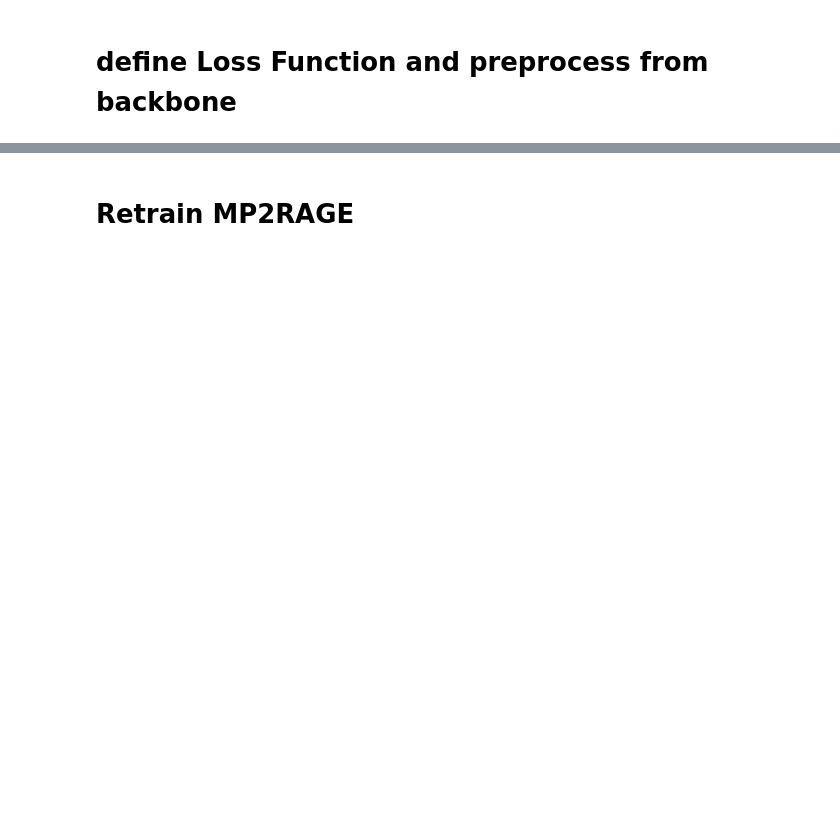
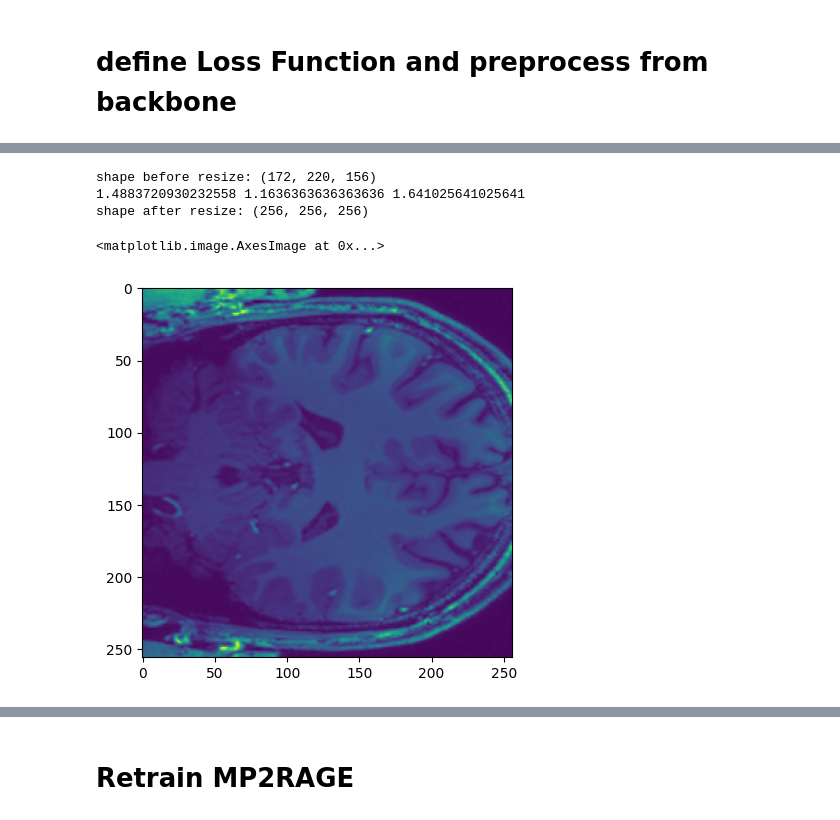
Before and after one commit to mattvamoe/7T-MRI-segmentation, a Jupyter notebook: 7T_GMSEG.ipynb, the cells around one changed output, grey strips where cells are left out. Saved outputs shown, nothing was run; the diff lists cells and outputs as text; code cells hidden in the pictures; blank space fills up the shorter version.

```diff
--- a/7T_GMSEG.ipynb
+++ b/7T_GMSEG.ipynb
@@ -313,3 +307,35 @@ plt.show()
+# %%
+#Load the pretrained model for testing and predictions.
+from keras.models import load_model
+my_model = load_model('/content/drive/MyDrive/3D_model_vgg16_100epochs.h5', compile=False)
+
+from scipy.ndimage import zoom
+
+image3 =    nib.load('/content/drive/MyDrive/sub-05_resliced_affine.nii')
+large_image = image3.get_fdata()
+#print(image3.header)
+print('shape before resize:', np.shape(large_image))
+
+x = 256/np.shape(large_image)[0]
+y = 256/np.shape(large_image)[1]
+z = 256/np.shape(large_image)[2]
+
+print(x,y,z)
+
+"""Now segment the full volume using the trained model."""
+
+#Break the large image (volume) into patches of same size as the training images (patches)
+
+large_image = zoom(large_image, (x,y,z))
+print('shape after resize:', np.shape(large_image))
+
+plt.imshow(large_image[:,100,:])
+# %% [output]
+shape before resize: (172, 220, 156)
+1.4883720930232558 1.1636363636363636 1.641025641025641
+shape after resize: (256, 256, 256)
+<matplotlib.image.AxesImage at 0x...>
+[figure, added]
 # %%
 """Now segment the full volume using the trained model."""
 
```
Also changed, not shown: parts of 37 cells of this notebook.
